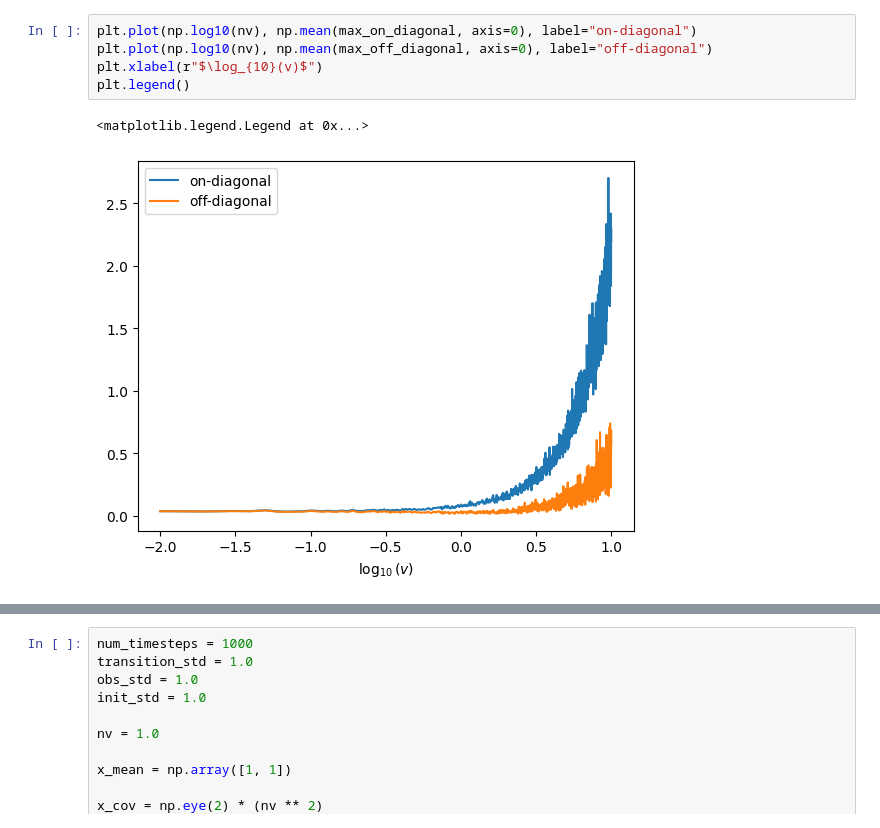
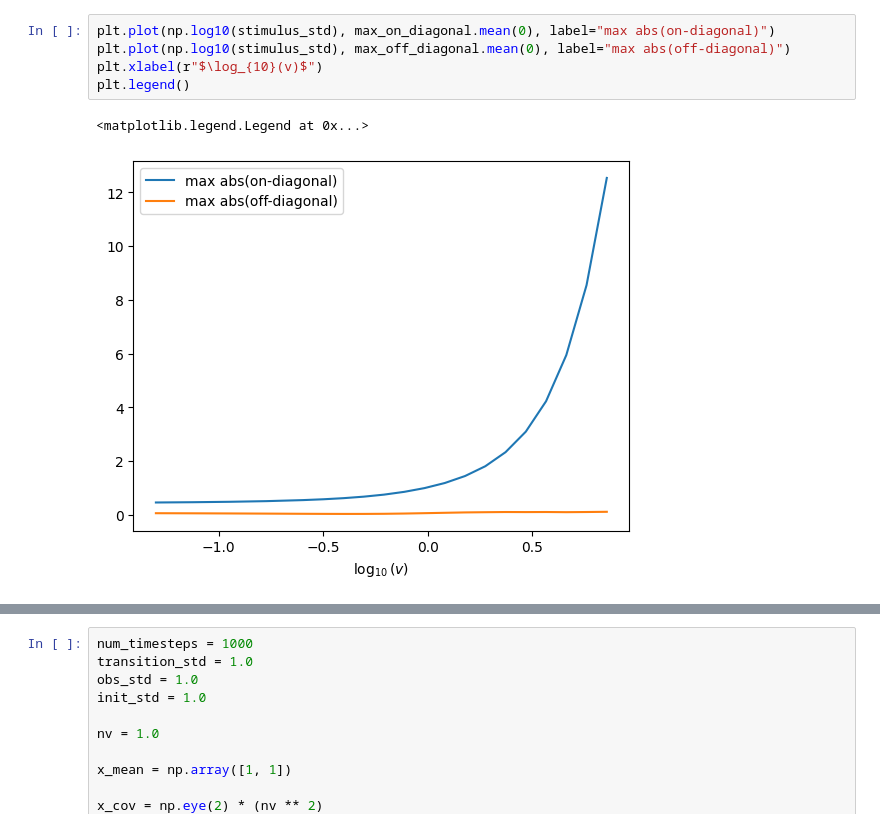
Before and after one commit to changmin-yu/Kalman-gain-recurrent-network, a Jupyter notebook: Kalman_filters.ipynb, the cells around one changed output, grey strips where cells are left out. Cells and saved outputs as stored; diff of their text form.

```diff
--- a/Kalman_filters.ipynb
+++ b/Kalman_filters.ipynb
@@ -51,8 +51,8 @@ for seed in range(1, 6):
 # %%
-plt.plot(np.log10(nv), np.mean(max_on_diagonal, axis=0), label="on-diagonal")
-plt.plot(np.log10(nv), np.mean(max_off_diagonal, axis=0), label="off-diagonal")
+plt.plot(np.log10(stimulus_std), max_on_diagonal.mean(0), label="max abs(on-diagonal)")
+plt.plot(np.log10(stimulus_std), max_off_diagonal.mean(0), label="max abs(off-diagonal)")
 plt.xlabel(r"$\log_{10}(v)$")
 plt.legend()
 # %% [output]
 <matplotlib.legend.Legend at 0x...>
-[figure, old version]
+[figure, new version]
```
Also changed, not shown: parts of 4 cells of this notebook, 5 other files.
